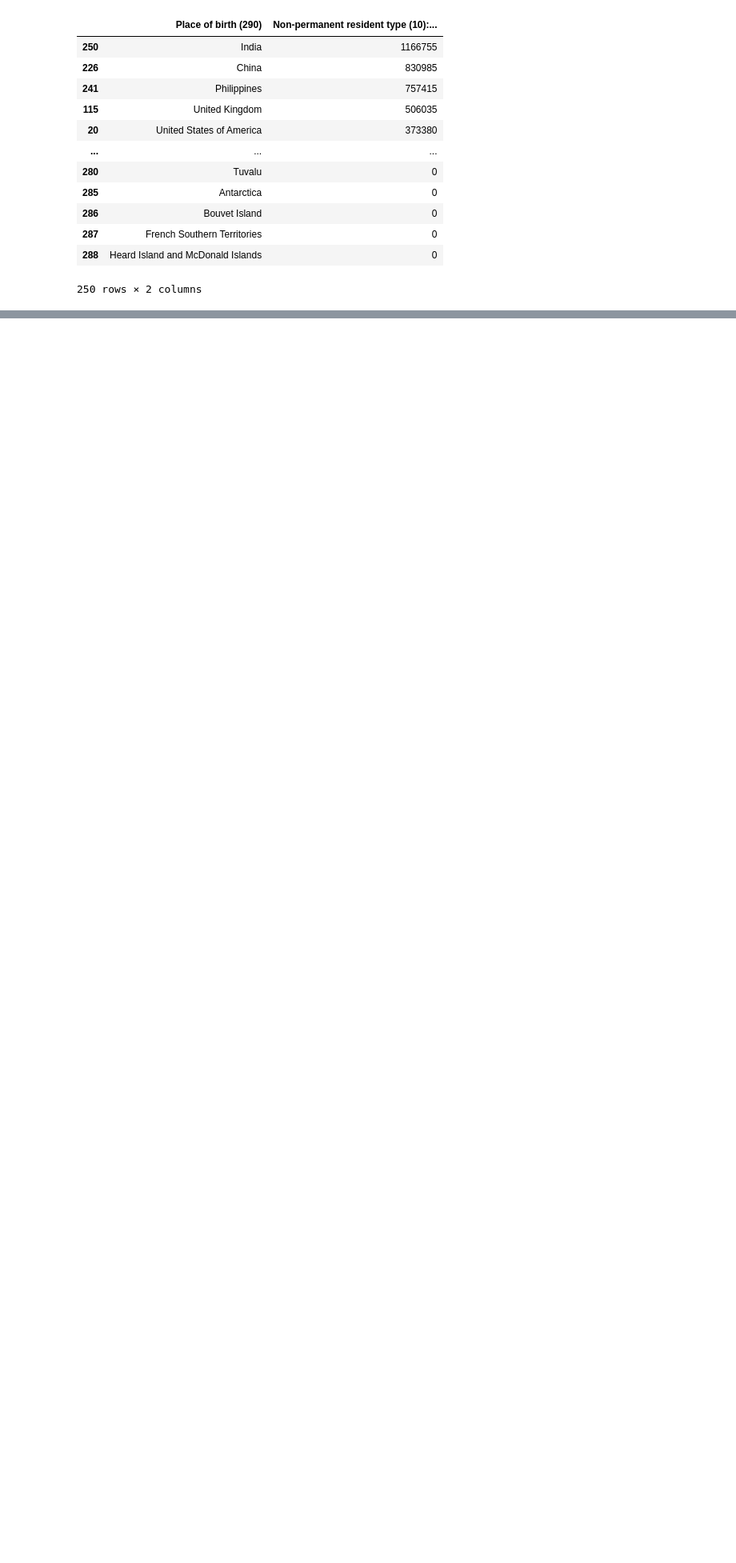
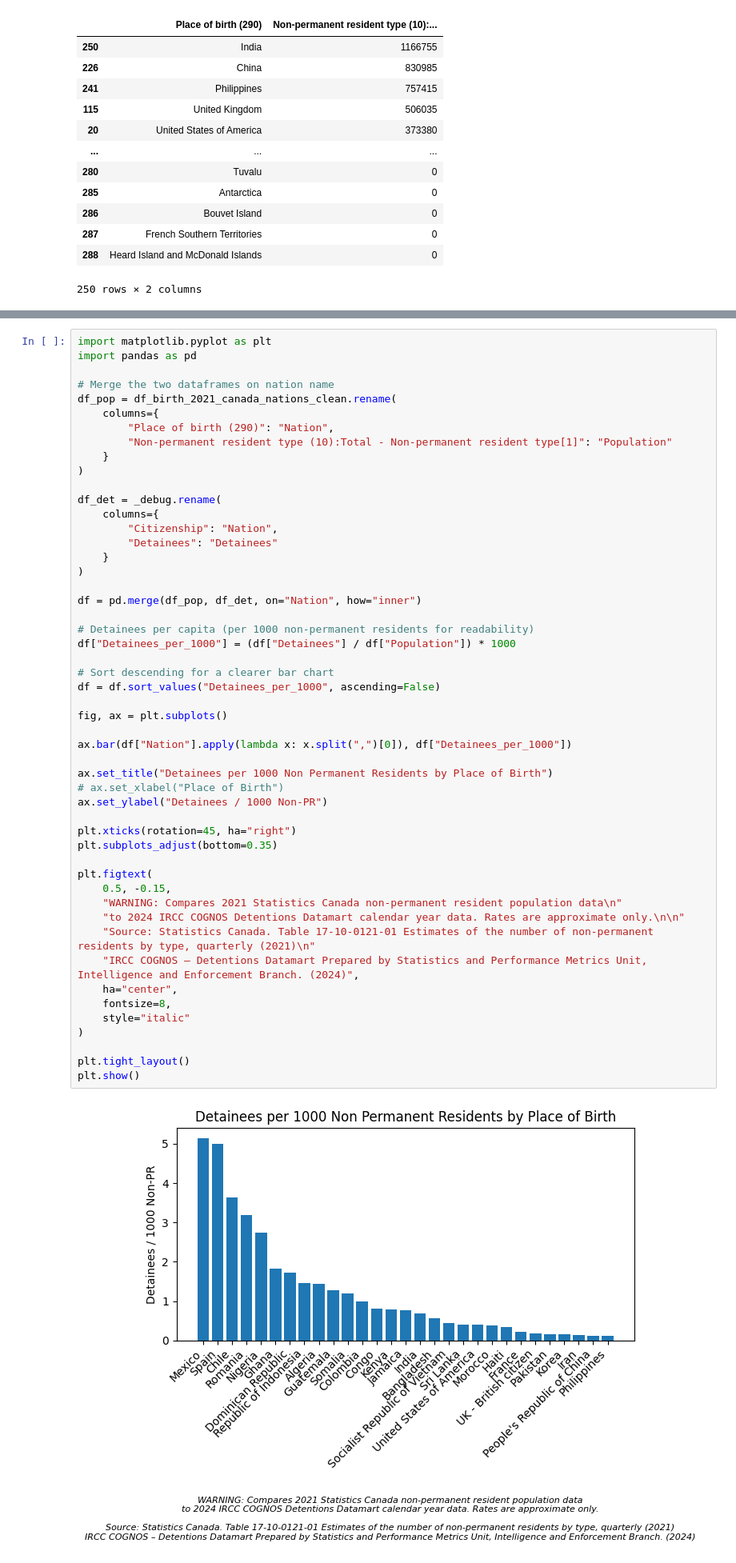
Before and after one commit to yrmo/gcinfo, a Jupyter notebook: detainees-by-country-of-citizenship-2024.ipynb, the cells around one changed output, grey strips where cells are left out. Shown at 80% size. Saved outputs shown, nothing was run; the diff lists cells and outputs as text; blank space fills up the shorter version.

```diff
--- a/detainees-by-country-of-citizenship-2024.ipynb
+++ b/detainees-by-country-of-citizenship-2024.ipynb
@@ -417,3 +455,56 @@ plt.tight_layout()
 plt.show()
 # %% [output]
 [figure]
+# %%
+import matplotlib.pyplot as plt
+import pandas as pd
+
+# Merge the two dataframes on nation name
+df_pop = df_birth_2021_canada_nations_clean.rename(
+    columns={
+        "Place of birth (290)": "Nation",
+        "Non-permanent resident type (10):Total - Non-permanent resident type[1]": "Population"
+    }
+)
+
+df_det = _debug.rename(
+    columns={
+        "Citizenship": "Nation",
+        "Detainees": "Detainees"
+    }
+)
+
+df = pd.merge(df_pop, df_det, on="Nation", how="inner")
+
+# Detainees per capita (per 1000 non-permanent residents for readability)
+df["Detainees_per_1000"] = (df["Detainees"] / df["Population"]) * 1000
+
+# Sort descending for a clearer bar chart
+df = df.sort_values("Detainees_per_1000", ascending=False)
+
+fig, ax = plt.subplots()
+
+ax.bar(df["Nation"].apply(lambda x: x.split(",")[0]), df["Detainees_per_1000"])
+
+ax.set_title("Detainees per 1000 Non Permanent Residents by Place of Birth")
+# ax.set_xlabel("Place of Birth")
+ax.set_ylabel("Detainees / 1000 Non-PR")
+
+plt.xticks(rotation=45, ha="right")
+plt.subplots_adjust(bottom=0.35)
+
+plt.figtext(
+    0.5, -0.15,
+    "WARNING: Compares 2021 Statistics Canada non-permanent resident population data\n"
+    "to 2024 IRCC COGNOS Detentions Datamart calendar year data. Rates are approximate only.\n\n"
+    "Source: Statistics Canada. Table 17-10-0121-01 Estimates of the number of non-permanent residents by type, quarterly (2021)\n"
+    "IRCC COGNOS – Detentions Datamart Prepared by Statistics and Performance Metrics Unit, Intelligence and Enforcement Branch. (2024)",
+    ha="center",
+    fontsize=8,
+    style="italic"
+)
+
+plt.tight_layout()
+plt.show()
+# %% [output]
+[figure, added]
```
Also changed, not shown: parts of 6 cells of this notebook.
